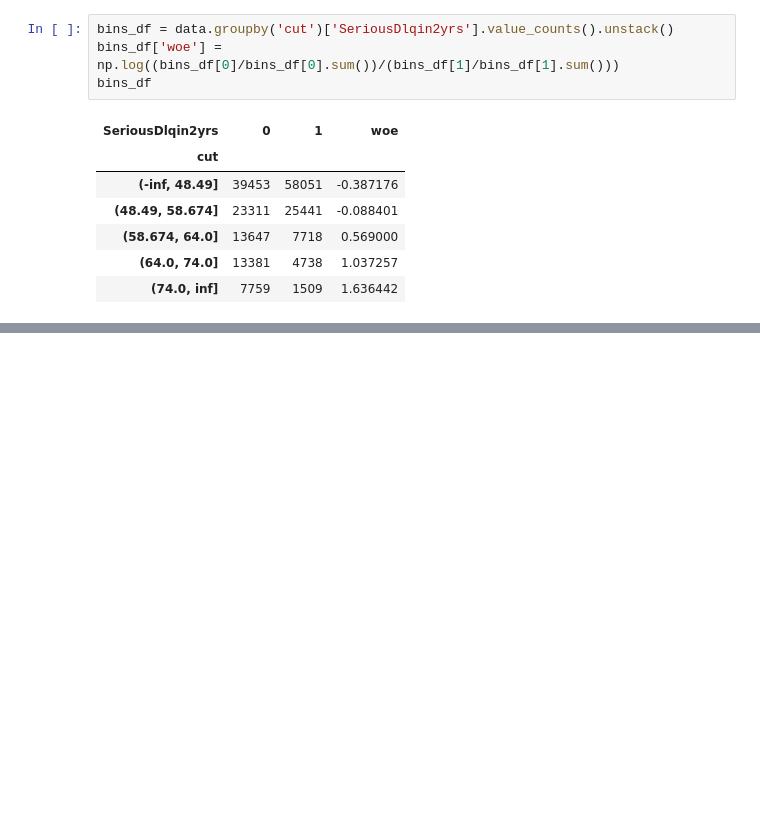
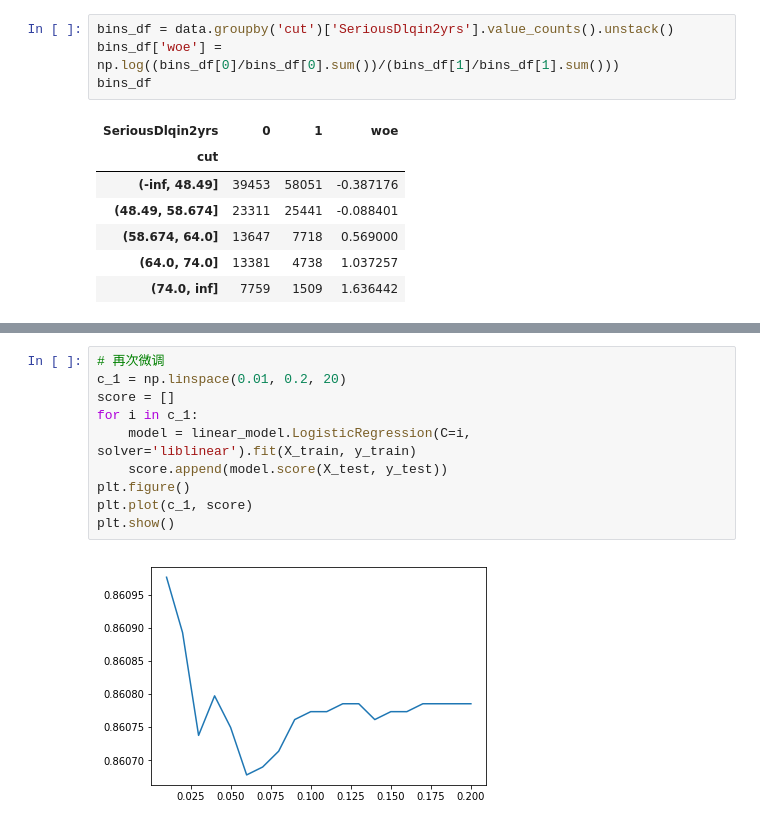
Before and after one commit to appbanana/MachineLearningAction, a Jupyter notebook: scikit-learn/逻辑回归/03-再次操作评分卡再续.ipynb, the cells around one changed output, grey strips where cells are left out. Saved outputs shown, nothing was run; the diff lists cells and outputs as text; blank space fills up the shorter version.

```diff
--- a/scikit-learn/逻辑回归/03-再次操作评分卡再续.ipynb
+++ b/scikit-learn/逻辑回归/03-再次操作评分卡再续.ipynb
@@ -522,0 +651,12 @@ bins_df
+# %%
+# 再次微调
+c_1 = np.linspace(0.01, 0.2, 20)
+score = []
+for i in c_1:
+    model = linear_model.LogisticRegression(C=i, solver='liblinear').fit(X_train, y_train)
+    score.append(model.score(X_test, y_test))
+plt.figure()
+plt.plot(c_1, score)
+plt.show()
+# %% [output]
+[figure, added]
```
Also changed, not shown: parts of 17 cells of this notebook, 2 other files.
